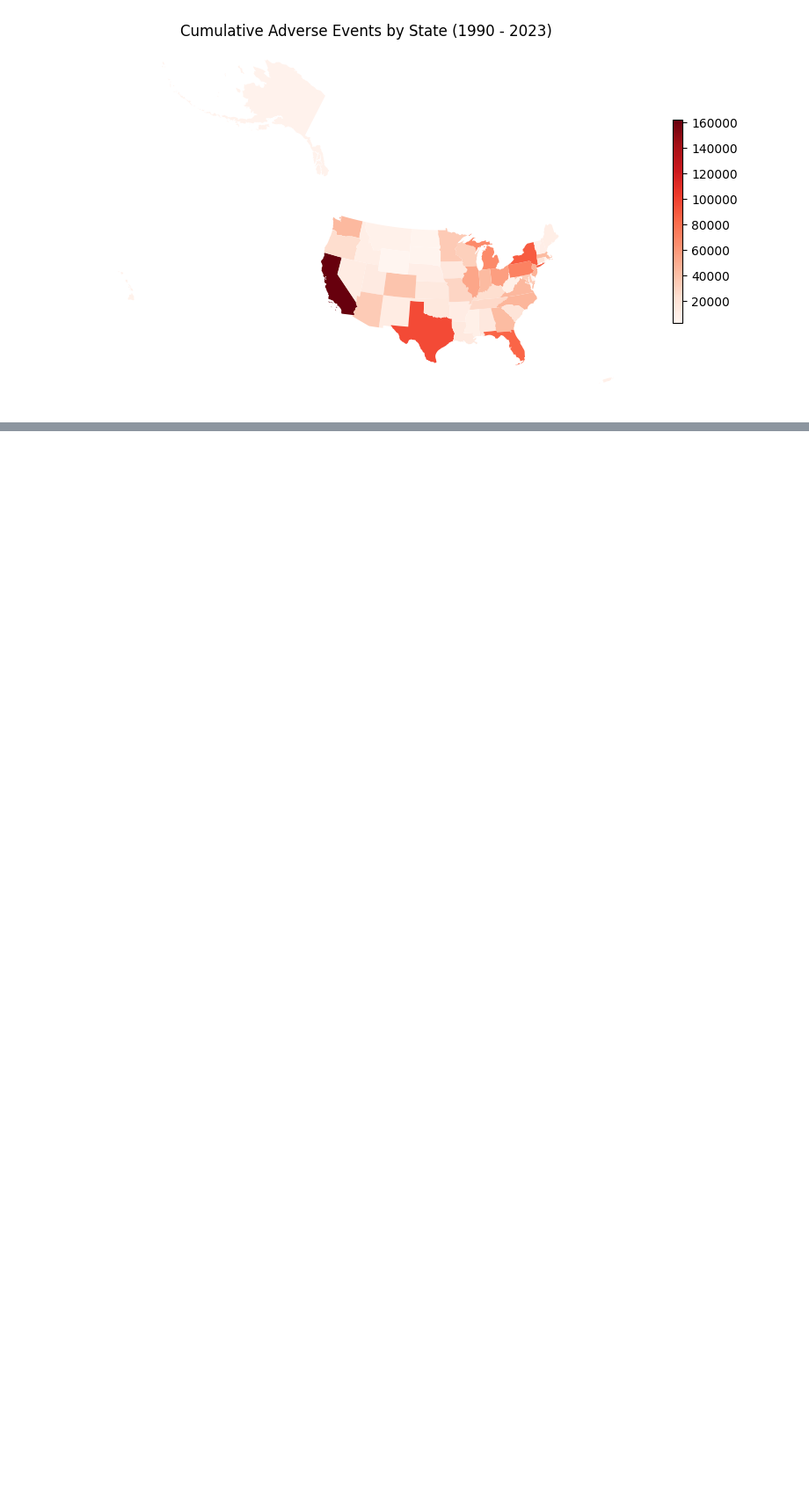
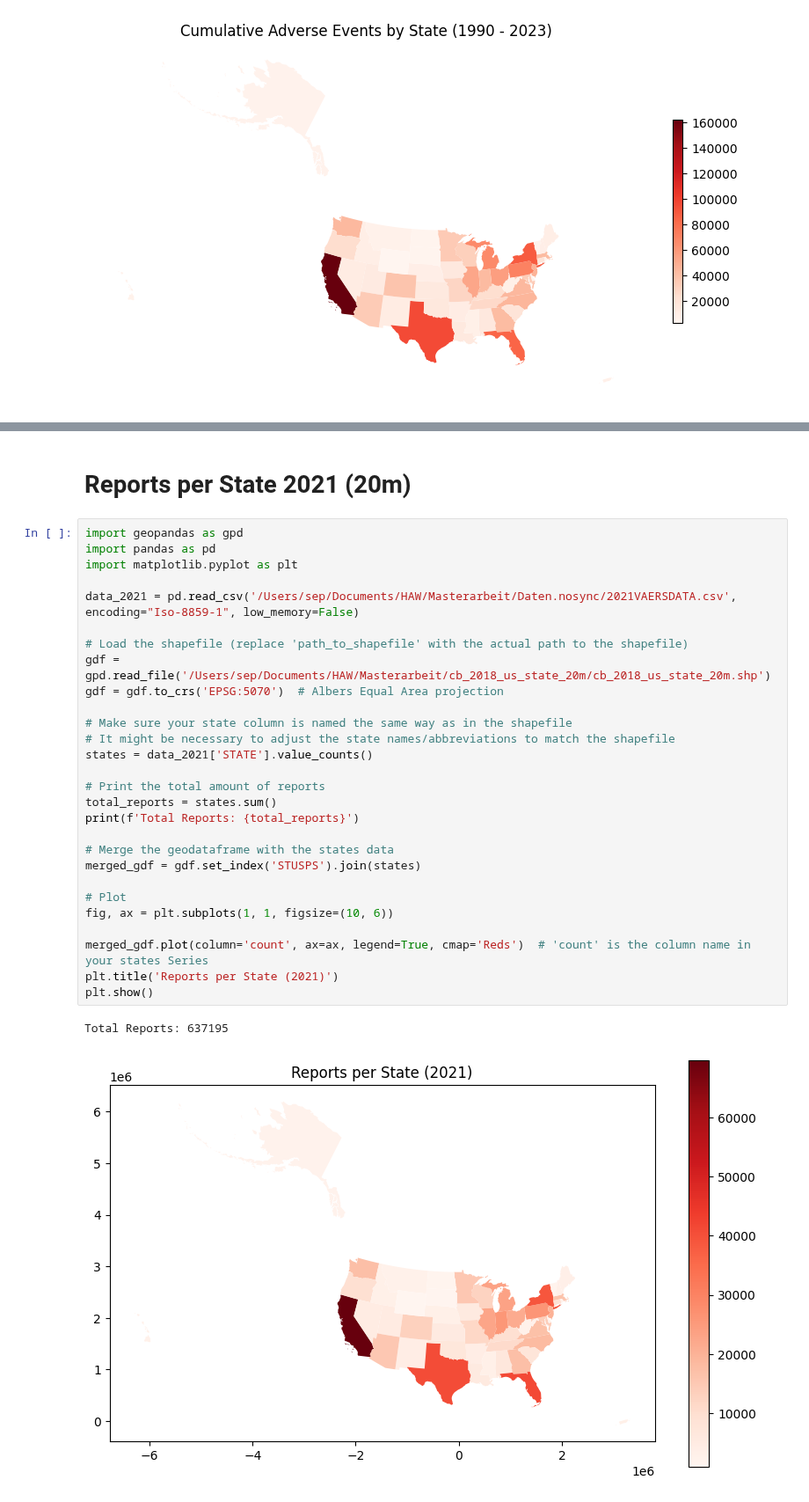
Before and after one commit to ZaNioxX/Masterarbeit, a Jupyter notebook: Data_Exploration/Reports_per_State.ipynb, the cells around one changed output, grey strips where cells are left out. Shown at 88% size. Saved outputs shown, nothing was run; the diff lists cells and outputs as text; blank space fills up the shorter version.

Commit message:
created new plots

```diff
--- a/Data_Exploration/Reports_per_State.ipynb
+++ b/Data_Exploration/Reports_per_State.ipynb
@@ -87,0 +90,33 @@ Bevölkerung berücksichtigen einwohner
+# %% [markdown]
+# Reports per State 2021 (20m)
+# %%
+import geopandas as gpd
+import pandas as pd
+import matplotlib.pyplot as plt
+
+data_2021 = pd.read_csv('/Users/sep/Documents/HAW/Masterarbeit/Daten.nosync/2021VAERSDATA.csv', encoding="Iso-8859-1", low_memory=False)
+
+# Load the shapefile (replace 'path_to_shapefile' with the actual path to the shapefile)
+gdf = gpd.read_file('/Users/sep/Documents/HAW/Masterarbeit/cb_2018_us_state_20m/cb_2018_us_state_20m.shp')
+gdf = gdf.to_crs('EPSG:5070')  # Albers Equal Area projection
+
+# Make sure your state column is named the same way as in the shapefile
+# It might be necessary to adjust the state names/abbreviations to match the shapefile
+states = data_2021['STATE'].value_counts()
+
+# Print the total amount of reports
+total_reports = states.sum()
+print(f'Total Reports: {total_reports}')
+
+# Merge the geodataframe with the states data
+merged_gdf = gdf.set_index('STUSPS').join(states)
+
+# Plot
+fig, ax = plt.subplots(1, 1, figsize=(10, 6))
+
+merged_gdf.plot(column='count', ax=ax, legend=True, cmap='Reds')  # 'count' is the column name in your states Series
+plt.title('Reports per State (2021)')
+plt.show()
+# %% [output]
+Total Reports: 637195
+[figure, added]
```
Also changed, not shown: parts of 8 cells of this notebook, 2 other files.
